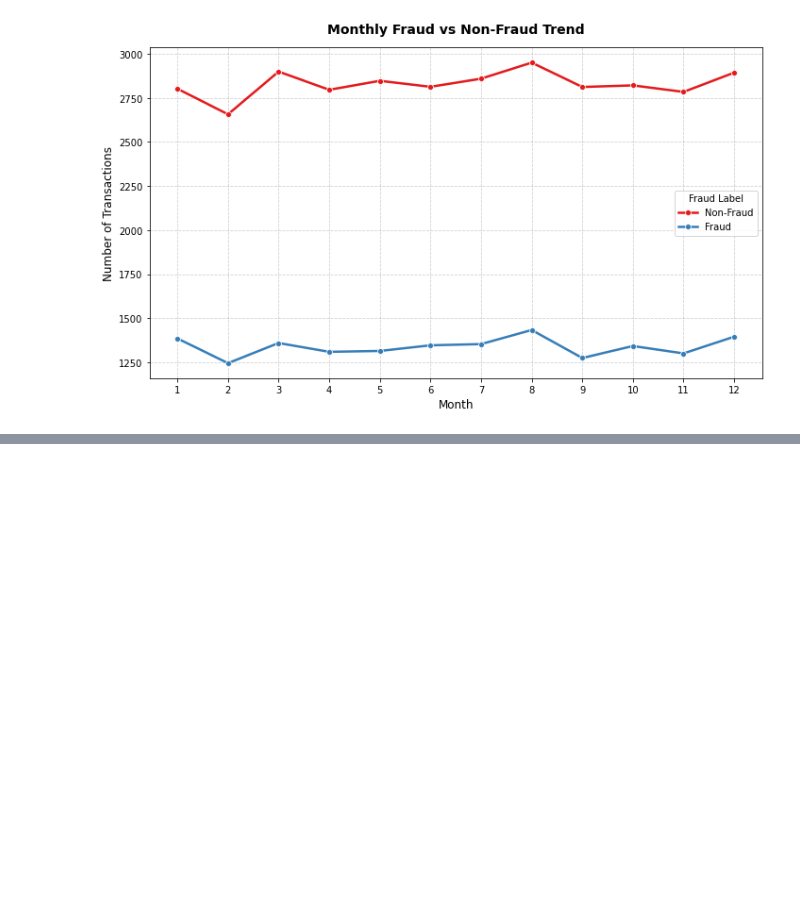
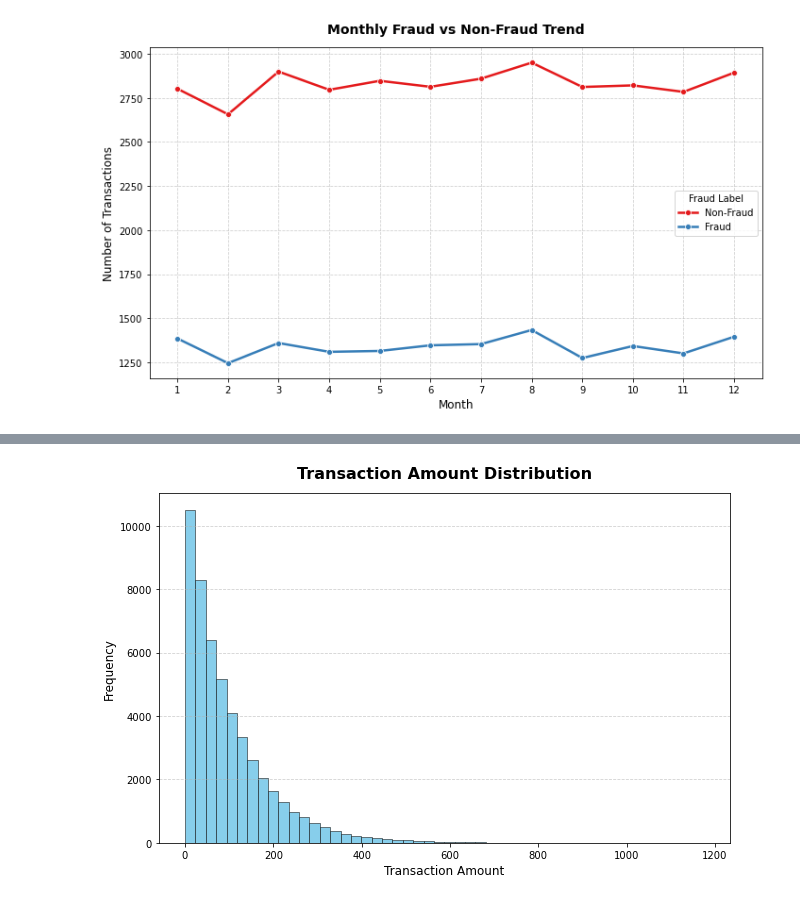
Before and after one commit to com-480-data-visualization/Data_Band, a Jupyter notebook: Exploratory Data Analysis.ipynb, the cells around one changed output, grey strips where cells are left out. Saved outputs shown, nothing was run; the diff lists cells and outputs as text; code cells hidden in the pictures; blank space fills up the shorter version.

```diff
--- a/Exploratory Data Analysis.ipynb
+++ b/Exploratory Data Analysis.ipynb
@@ -144,0 +190,13 @@ plt.show()
+# %%
+plt.figure(figsize=(9, 6))
+plt.hist(df['Transaction_Amount'].to_numpy(), bins=50, color='skyblue', edgecolor='black', linewidth=0.5)
+plt.title("Transaction Amount Distribution", fontsize=16, fontweight='bold', pad=15)
+plt.xlabel("Transaction Amount", fontsize=12)
+plt.ylabel("Frequency", fontsize=12)
+plt.grid(axis='y', linestyle='--', alpha=0.6)
+plt.xticks(fontsize=10)
+plt.yticks(fontsize=10)
+plt.tight_layout()
+plt.show()
+# %% [output]
+[figure, added]
```
Also changed, not shown: parts of 2 cells of this notebook.
